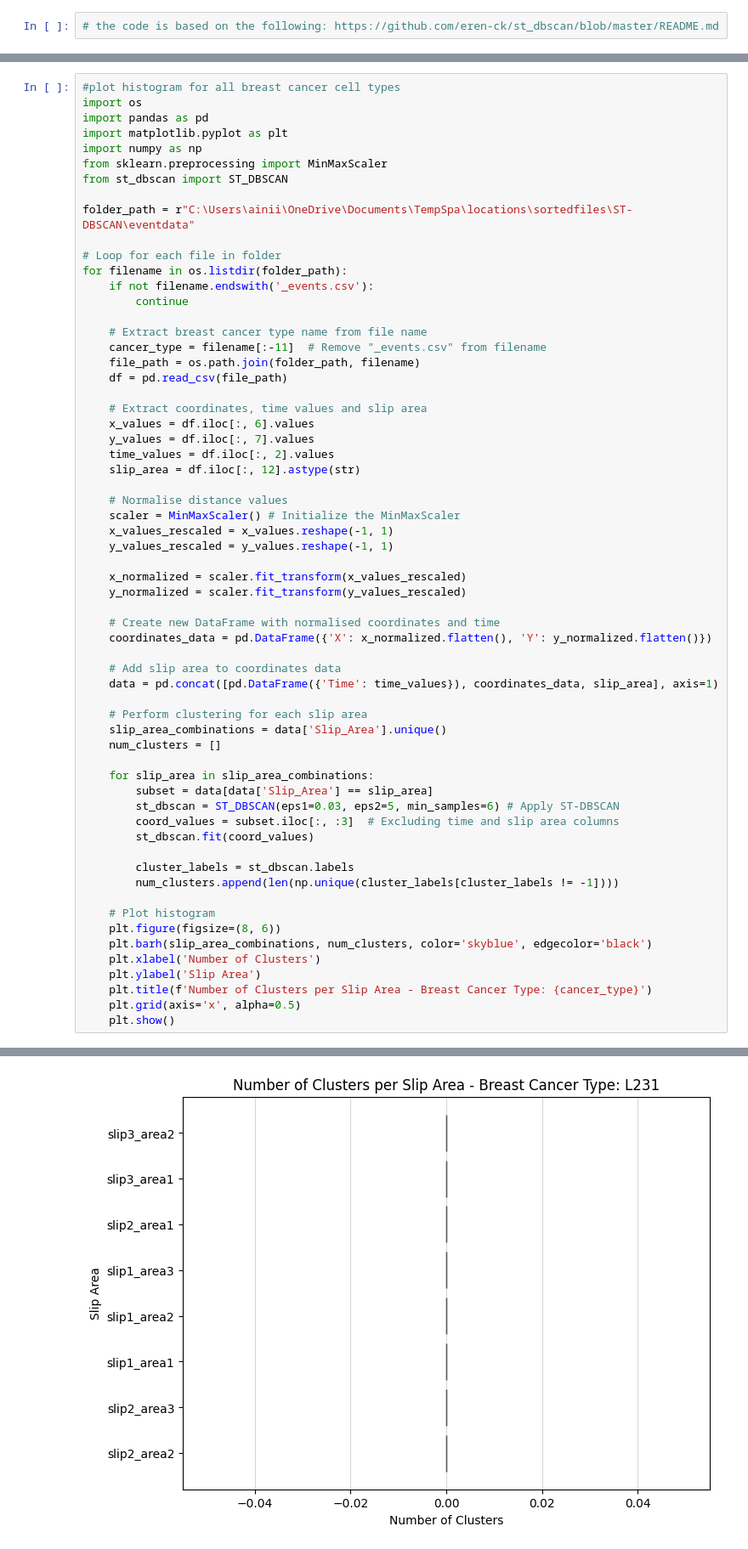
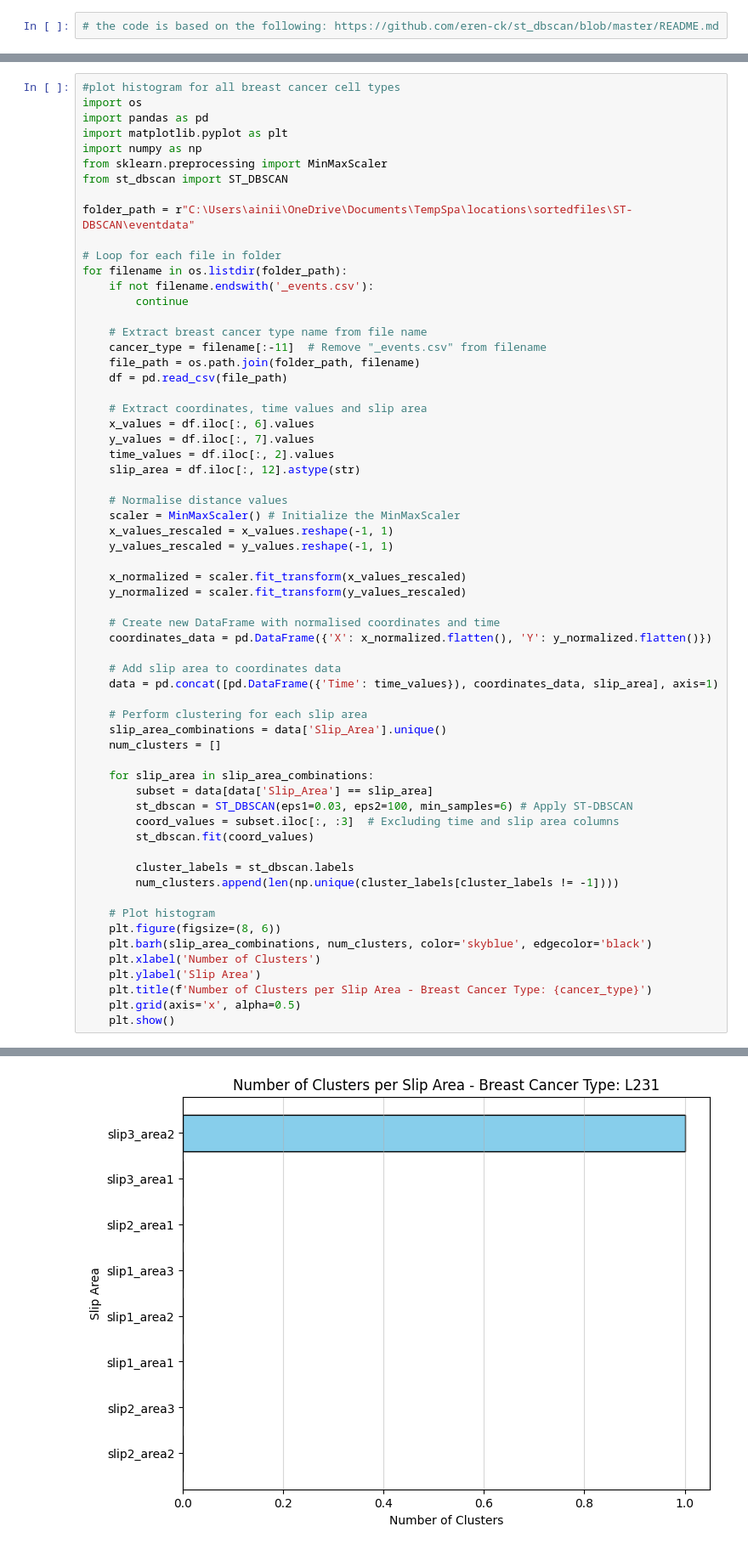
Before and after one commit to Breast-cancer-analysis/ST-DBSCAN, a Jupyter notebook: ST-DBSCAN.ipynb, the cells around one changed output, grey strips where cells are left out. Shown at 85% size. Drawn from its saved outputs; the diff is of its cells as text.

```diff
--- a/ST-DBSCAN.ipynb
+++ b/ST-DBSCAN.ipynb
@@ -226,33 +226,33 @@ for filename in os.listdir(folder_path):
 
     # Create new DataFrame with normalised coordinates and time
     coordinates_data = pd.DataFrame({'X': x_normalized.flatten(), 'Y': y_normalized.flatten()})
 
     # Add slip area to coordinates data
     data = pd.concat([pd.DataFrame({'Time': time_values}), coordinates_data, slip_area], axis=1)
 
     # Perform clustering for each slip area
     slip_area_combinations = data['Slip_Area'].unique()
     num_clusters = []
 
     for slip_area in slip_area_combinations:
         subset = data[data['Slip_Area'] == slip_area]
-        st_dbscan = ST_DBSCAN(eps1=0.03, eps2=5, min_samples=6) # Apply ST-DBSCAN
+        st_dbscan = ST_DBSCAN(eps1=0.03, eps2=100, min_samples=6) # Apply ST-DBSCAN
         coord_values = subset.iloc[:, :3]  # Excluding time and slip area columns
         st_dbscan.fit(coord_values)
 
         cluster_labels = st_dbscan.labels
         num_clusters.append(len(np.unique(cluster_labels[cluster_labels != -1])))
 
     # Plot histogram
     plt.figure(figsize=(8, 6))
     plt.barh(slip_area_combinations, num_clusters, color='skyblue', edgecolor='black')
     plt.xlabel('Number of Clusters')
     plt.ylabel('Slip Area')
     plt.title(f'Number of Clusters per Slip Area - Breast Cancer Type: {cancer_type}')
     plt.grid(axis='x', alpha=0.5)
     plt.show()
 # %% [output]
 [figure]
 [figure]
-[figure, old version]
+[figure, new version]
 [figure]
```
Also changed, not shown: parts of 1 cell of this notebook.
